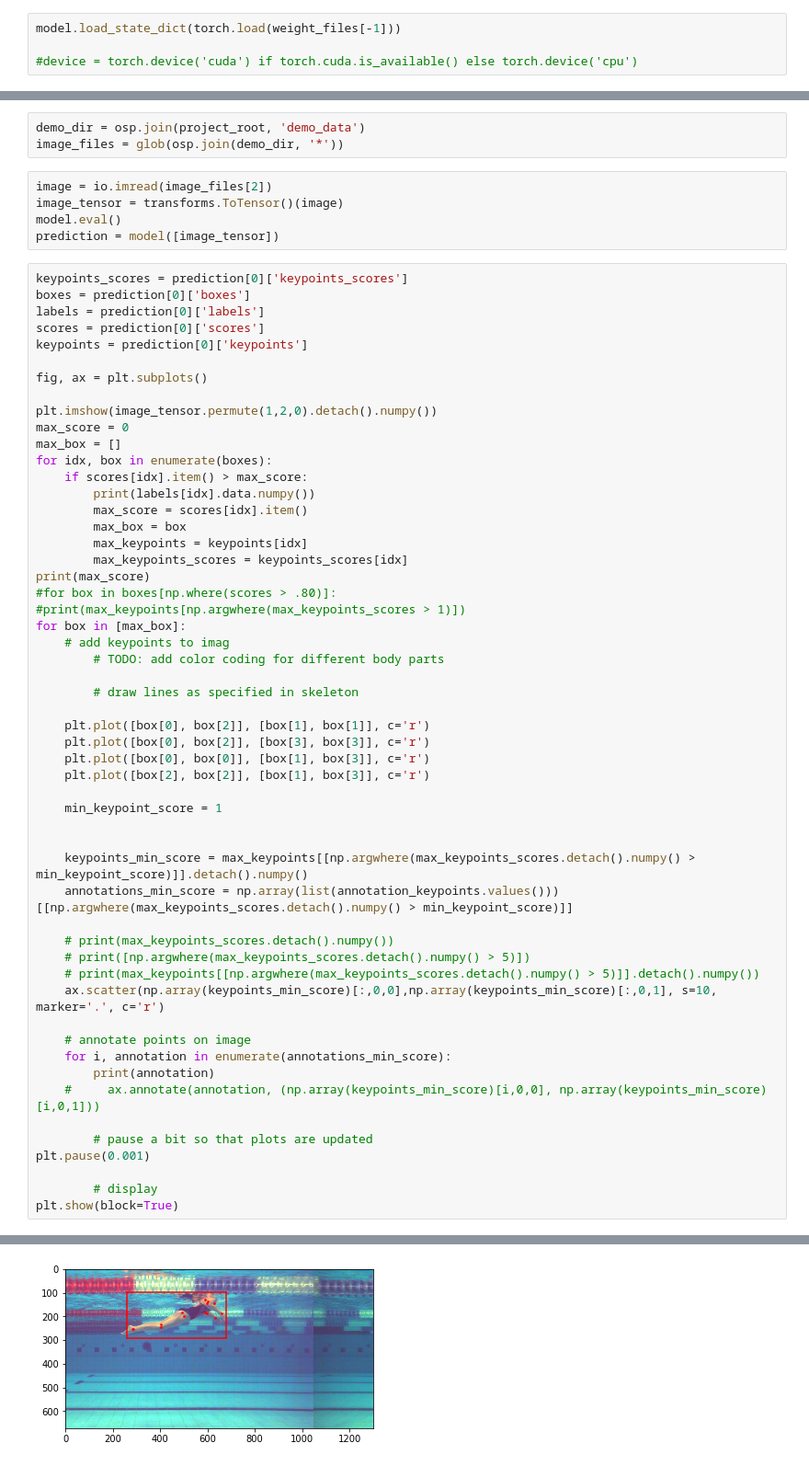
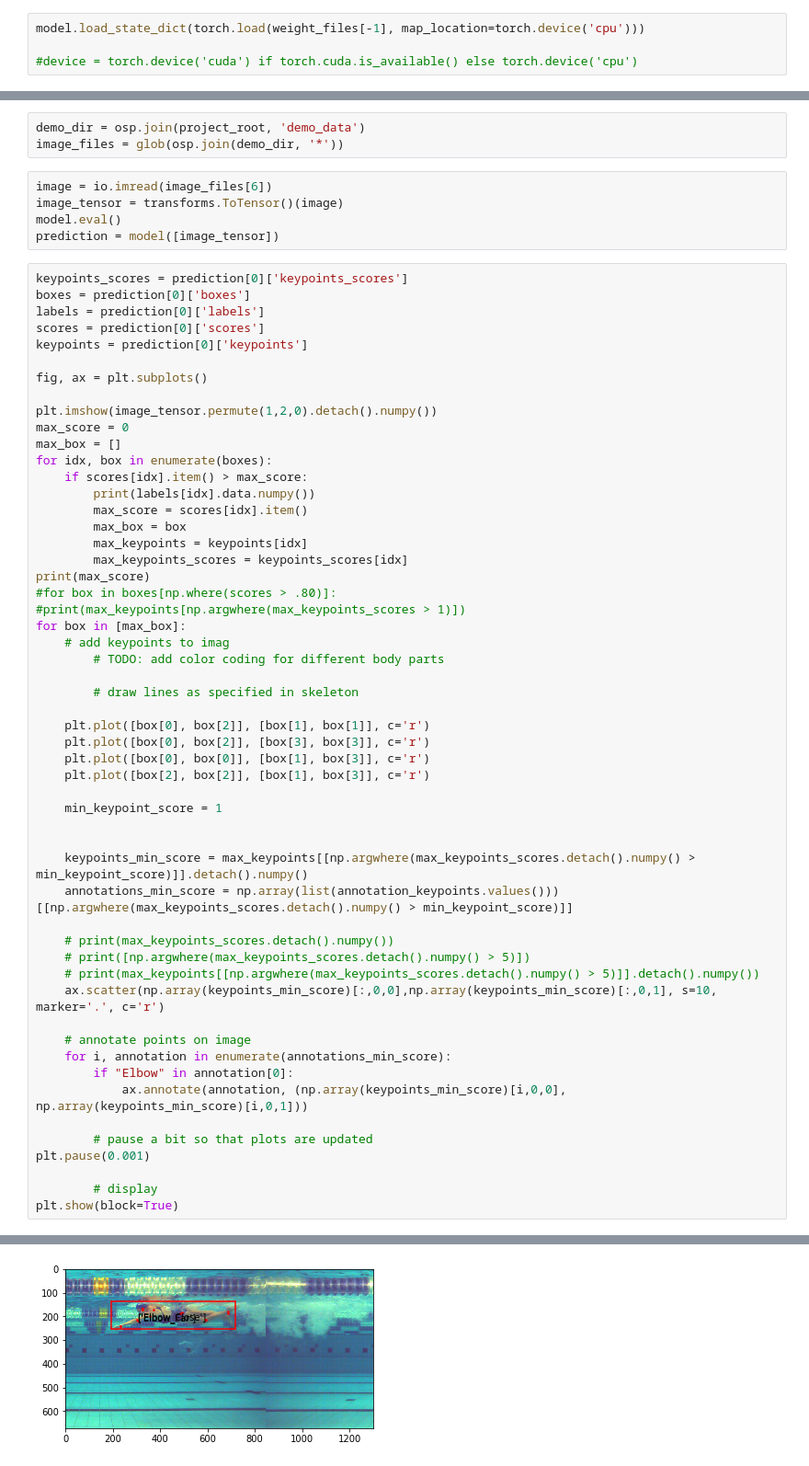
Before and after one commit to agvdndor/Swimming-Stroke-Rate-Analysis, a Jupyter notebook: tools/test_inference.ipynb, the cells around one changed output, grey strips where cells are left out. Shown at 92% size. Saved outputs shown, nothing was run; the diff lists cells and outputs as text.

```diff
--- a/tools/test_inference.ipynb
+++ b/tools/test_inference.ipynb
@@ -36,7 +36,7 @@ print(weight_files)
 # %% [output]
 ['/mnt/c/Users/Vande/OneDrive - ugentbe/Ingenieurswetenschappen/_master/thesis/AquaPose/weights/weights_4_box_and_key_predictor.wth', '/mnt/c/Users/Vande/OneDrive - ugentbe/Ingenieurswetenschappen/_ma ...
 # %%
-model.load_state_dict(torch.load(weight_files[-1]))
+model.load_state_dict(torch.load(weight_files[-1], map_location=torch.device('cpu')))
 
 #device = torch.device('cuda') if torch.cuda.is_available() else torch.device('cpu')
 # %% [output]
@@ -65,7 +65,7 @@ annotation_keypoints = {
 demo_dir = osp.join(project_root, 'demo_data')
 image_files = glob(osp.join(demo_dir, '*'))
 # %%
-image = io.imread(image_files[2])
+image = io.imread(image_files[6])
 image_tensor = transforms.ToTensor()(image)
 model.eval()
 prediction = model([image_tensor])
@@ -115,8 +115,8 @@ for box in [max_box]:
 
     # annotate points on image
     for i, annotation in enumerate(annotations_min_score):
-        print(annotation)
-    #     ax.annotate(annotation, (np.array(keypoints_min_score)[i,0,0], np.array(keypoints_min_score)[i,0,1]))
+        if "Elbow" in annotation[0]:
+            ax.annotate(annotation, (np.array(keypoints_min_score)[i,0,0], np.array(keypoints_min_score)[i,0,1]))
 
         # pause a bit so that plots are updated
 plt.pause(0.001)
@@ -143 +129 @@ plt.show(block=True)
-[figure, old version]
+[figure, new version]
```
Also changed, not shown: parts of 2 cells of this notebook, 3 other files.
